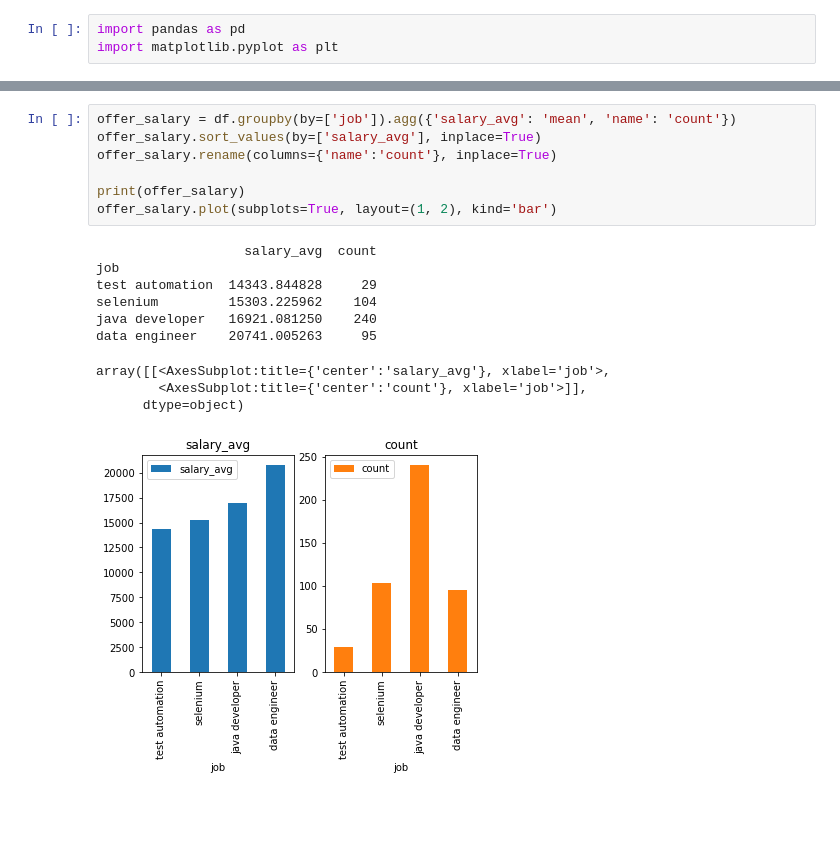
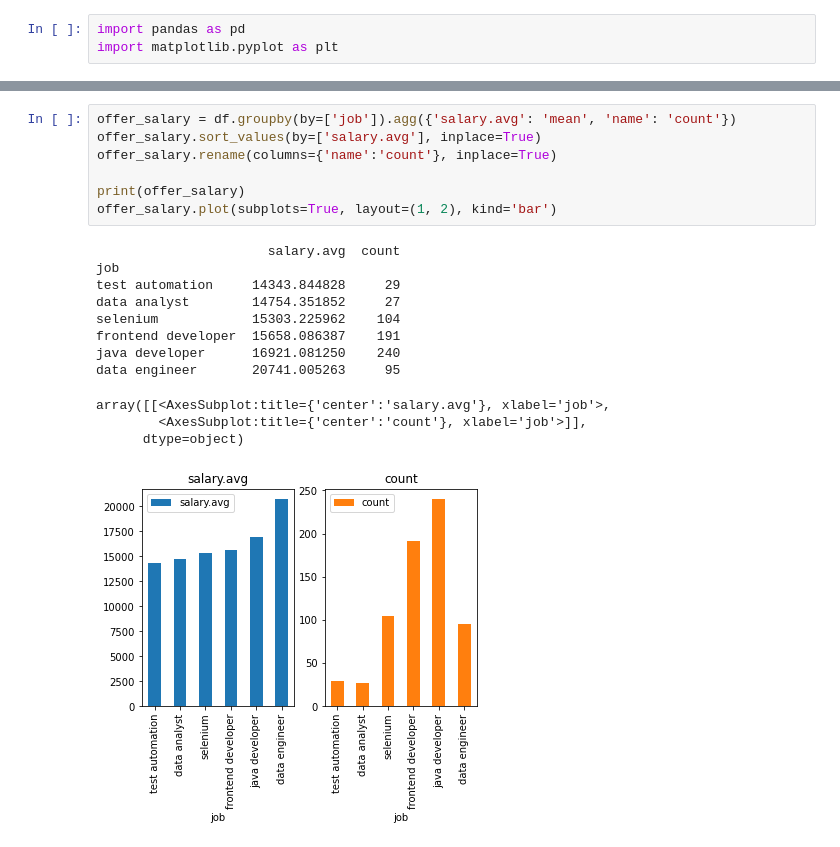
Before and after one commit to misiekofski/pad11_przykladowe_rozwiazania, a Jupyter notebook: rozwiazanie/notebooks/04-DataAnalysis.ipynb, the cells around one changed output, grey strips where cells are left out. Saved outputs shown, nothing was run; the diff lists cells and outputs as text; blank space fills up the shorter version.

```diff
--- a/rozwiazanie/notebooks/04-DataAnalysis.ipynb
+++ b/rozwiazanie/notebooks/04-DataAnalysis.ipynb
@@ -56,19 +58,21 @@ dtype: int64
 # %%
-offer_salary = df.groupby(by=['job']).agg({'salary_avg': 'mean', 'name': 'count'})
-offer_salary.sort_values(by=['salary_avg'], inplace=True)
+offer_salary = df.groupby(by=['job']).agg({'salary.avg': 'mean', 'name': 'count'})
+offer_salary.sort_values(by=['salary.avg'], inplace=True)
 offer_salary.rename(columns={'name':'count'}, inplace=True)
 
 print(offer_salary)
 offer_salary.plot(subplots=True, layout=(1, 2), kind='bar')
 # %% [output]
-                   salary_avg  count
+                      salary.avg  count
 job
-test automation  14343.844828     29
-selenium         15303.225962    104
-java developer   16921.081250    240
-data engineer    20741.005263     95
+test automation     14343.844828     29
+data analyst        14754.351852     27
+selenium            15303.225962    104
+frontend developer  15658.086387    191
+java developer      16921.081250    240
+data engineer       20741.005263     95
-array([[<AxesSubplot:title={'center':'salary_avg'}, xlabel='job'>,
+array([[<AxesSubplot:title={'center':'salary.avg'}, xlabel='job'>,
         <AxesSubplot:title={'center':'count'}, xlabel='job'>]],
       dtype=object)
-[figure, old version]
+[figure, new version]
 # %%
```
Also changed, not shown: parts of 6 cells of this notebook, 2 other files.
